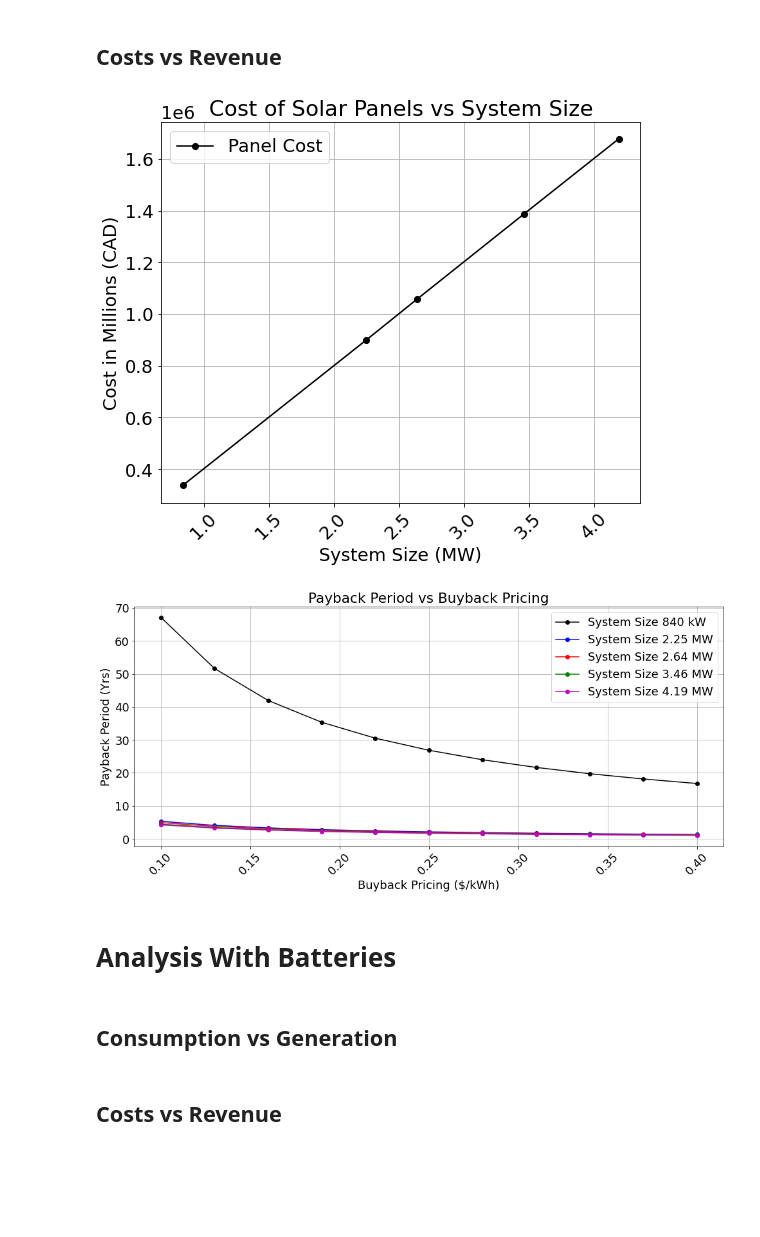
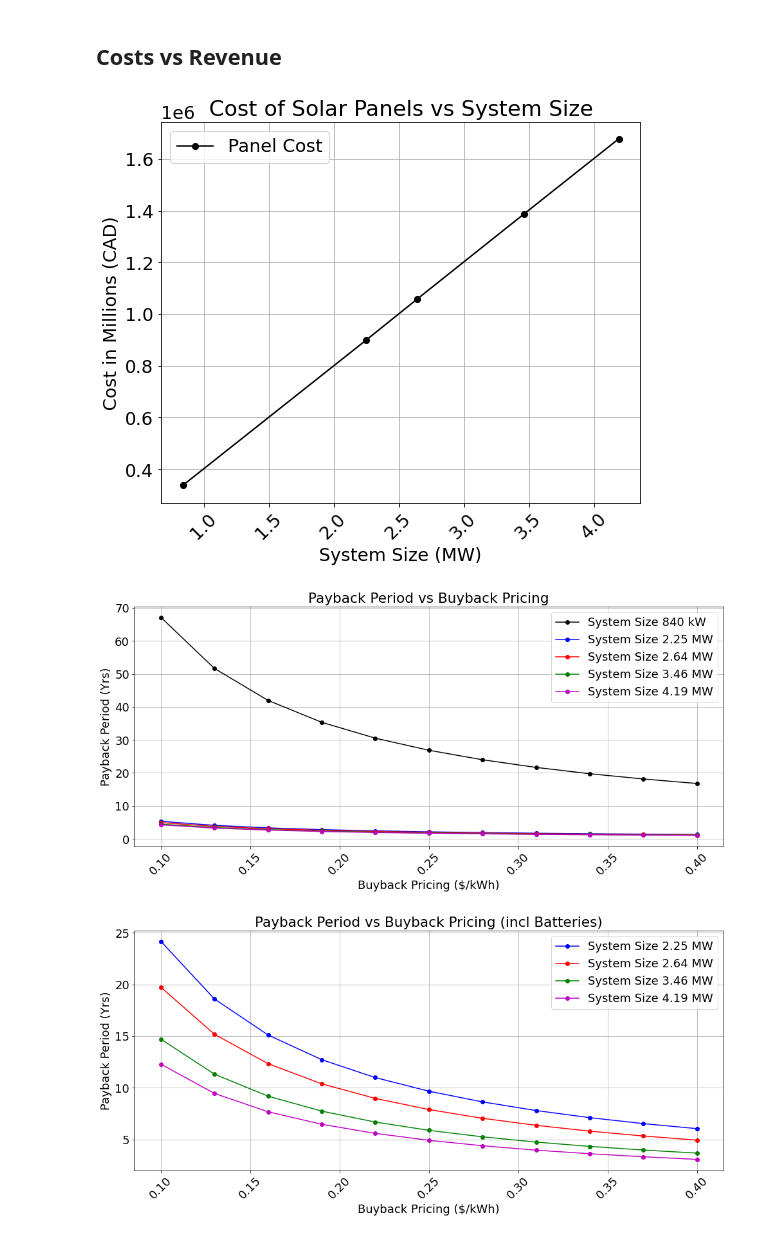
Before and after one commit to NathanPaceydev/Virtual-Power-Plant, a Jupyter notebook: Sensitivity_Analysis.ipynb, the cells around one changed output. Drawn from its saved outputs; the diff is of its cells as text; code cells hidden in the pictures; blank space fills up the shorter version.

```diff
--- a/Sensitivity_Analysis.ipynb
+++ b/Sensitivity_Analysis.ipynb
@@ -189,6 +187,11 @@ cost = 400 # approximate $/kW per CANSOLAR
 totCost = [i * cost for i in gen] # approx cost of panels for each surface area configuration [$CAD]
 config = [0.84,2.25,2.64,3.46,4.19]
 buyback = [0.1,0.13,0.16,0.19,0.22,0.25,0.28,0.31,0.34,0.37,0.4] # range of buyback pricing from 10 c/kWh to 40 c/kWh
+
+bat = 2789692.15
+trans = 388416.66
+# https://www.larsonelectronics.com/product/282374/5-mva-pad-mount-transformer-480v-delta-primary-21600y-12470-grounded-wye-secondary-knan-bell-green?utm_campaign=20417422929&utm_source=google&utm_medium=cpc&utm_content=&keyword=&adgroupid=&gad_source=1&gclid=Cj0KCQiAxOauBhCaARIsAEbUSQTmYmdHeF33ObE_SgbDpLif5siC51MRq3I2RXI3Mlt_F6e2AvHPcPkaAg3wEALw_wcB
+newCost = [i + bat + trans for i in totCost] # approx cost of panels for each surface area configuration [$CAD] with batteries
 
 surplusP = [sum(diff1),sum(diff2),sum(diff3),sum(diff4),sum(diff5)] # surplus power for each configuration
 
@@ -205,6 +208,13 @@ payback2 = [totCost[1] / i for i in rev2]
 payback3 = [totCost[2] / i for i in rev3]
 payback4 = [totCost[3] / i for i in rev4]
 payback5 = [totCost[4] / i for i in rev5]
+
+#Payback period total cost of panels divided by revenue per year with batteries
+newPayback1 = [newCost[0] / i for i in rev1]
+newPayback2 = [newCost[1] / i for i in rev2]
+newPayback3 = [newCost[2] / i for i in rev3]
+newPayback4 = [newCost[3] / i for i in rev4]
+newPayback5 = [newCost[4] / i for i in rev5]
 # %%
 #Plot of the total cost of the solar panels for each configuration
 fig, ax1 = plt.subplots(figsize=(8, 7))
@@ -214,36 +224,51 @@ plt.ylabel('Cost in Millions (CAD)')
 plt.xticks(rotation=45)
 plt.grid(True)
 
 ax1.plot(config, totCost, marker='o', linestyle='-', color='k', label='Panel Cost')
 
 plt.legend()
 fig.tight_layout()  # otherwise the right y-label is slightly clipped
 plt.show()
 
 #Plot of the payback period in years for each configuration
 fig, ax1 = plt.subplots(figsize=(14, 7))
 plt.title('Payback Period vs Buyback Pricing')
 plt.xlabel('Buyback Pricing ($/kWh)')
 plt.ylabel('Payback Period (Yrs)')
 plt.xticks(rotation=45)
 plt.grid(True)
 
 ax1.plot(buyback, payback1, marker='o', linestyle='-', color='k', label='System Size 840 kW')
 ax1.plot(buyback, payback2, marker='o', linestyle='-', color='b', label='System Size 2.25 MW')
 ax1.plot(buyback, payback3, marker='o', linestyle='-', color='r', label='System Size 2.64 MW')
 ax1.plot(buyback, payback4, marker='o', linestyle='-', color='g', label='System Size 3.46 MW')
 ax1.plot(buyback, payback5, marker='o', linestyle='-', color='m', label='System Size 4.19 MW')
 
 plt.legend()
 
 fig.tight_layout()  # otherwise the right y-label is slightly clipped
 plt.show()
+
+
+#Plot of the payback period in years for each configuration with batteries
+fig, ax1 = plt.subplots(figsize=(14, 7))
+plt.title('Payback Period vs Buyback Pricing (incl Batteries)')
+plt.xlabel('Buyback Pricing ($/kWh)')
+plt.ylabel('Payback Period (Yrs)')
+plt.xticks(rotation=45)
+plt.grid(True)
+
+#ax1.plot(buyback, newPayback1, marker='o', linestyle='-', color='k', label='System Size 840 kW')
+ax1.plot(buyback, newPayback2, marker='o', linestyle='-', color='b', label='System Size 2.25 MW')
+ax1.plot(buyback, newPayback3, marker='o', linestyle='-', color='r', label='System Size 2.64 MW')
+ax1.plot(buyback, newPayback4, marker='o', linestyle='-', color='g', label='System Size 3.46 MW')
+ax1.plot(buyback, newPayback5, marker='o', linestyle='-', color='m', label='System Size 4.19 MW')
+
+plt.legend()
+
+fig.tight_layout()  # otherwise the right y-label is slightly clipped
+plt.show()
 # %% [output]
 [figure]
 [figure]
+[figure, added]
-# %% [markdown]
-# Analysis With Batteries
-# %% [markdown]
-## Consumption vs Generation
-# %% [markdown]
-## Costs vs Revenue
```
Also changed, not shown: parts of 1 cell of this notebook.
